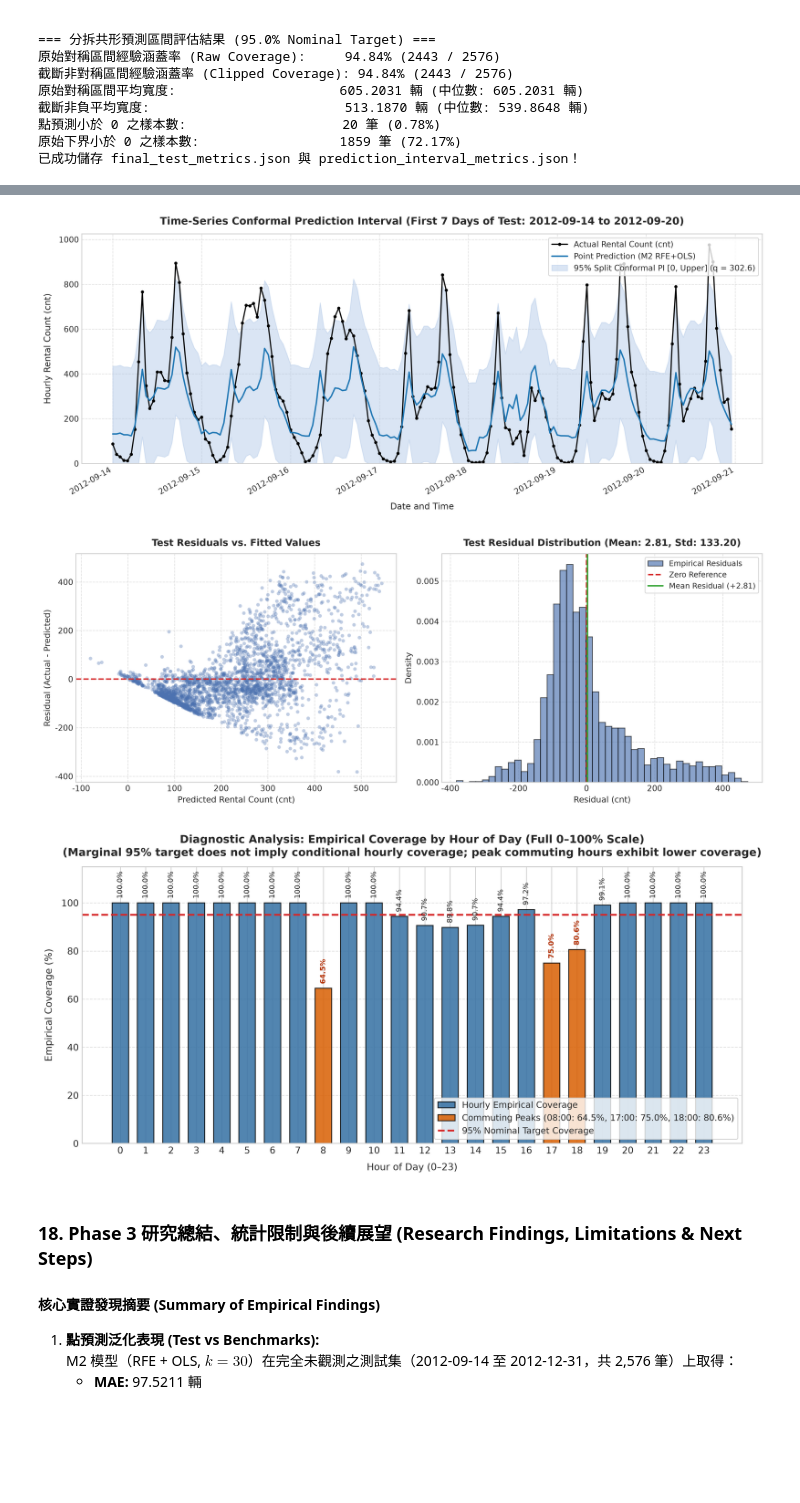
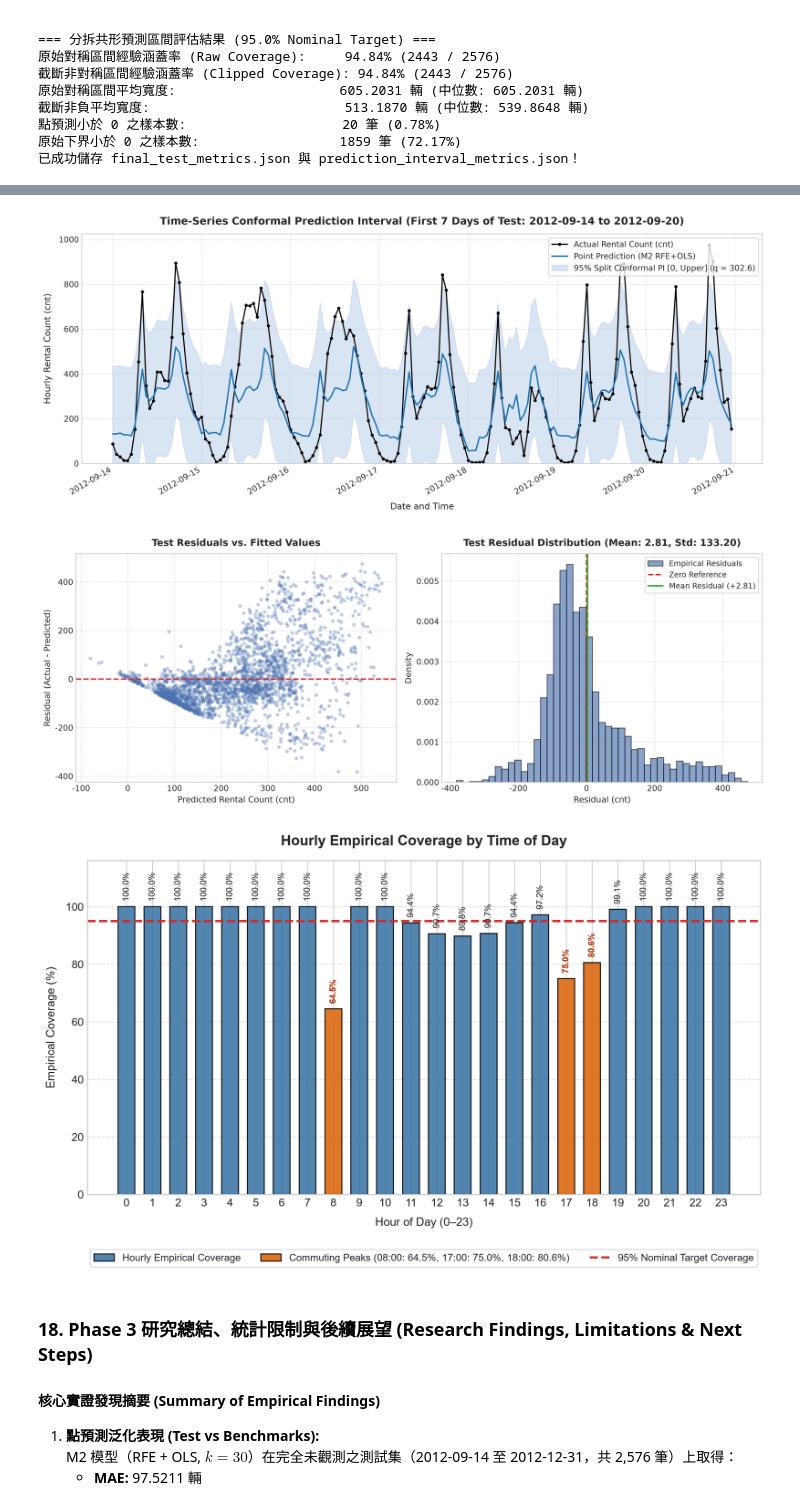
Before and after one commit to Augustine-723/AIoT_HW2, a Jupyter notebook: 7115093001_hw2/7115093001_hw2.ipynb, the cells around one changed output, grey strips where cells are left out. Cells and saved outputs as stored; diff of their text form; code cells hidden in the pictures; blank space fills up the shorter version.

```diff
--- a/7115093001_hw2/7115093001_hw2.ipynb
+++ b/7115093001_hw2/7115093001_hw2.ipynb
@@ -1495,40 +1495,40 @@ from matplotlib.patches import Patch
 
 fig_d, ax_d = plt.subplots(figsize=(11, 5.5), dpi=300)
 hours = hourly_diag['hr']
 cov_pct = hourly_diag['empirical_coverage'] * 100.0
 
 bar_colors = ['#d95f02' if h in [8, 17, 18] else '#3470a3' for h in hours]
 bars = ax_d.bar(hours, cov_pct, color=bar_colors, alpha=0.85, edgecolor='black', width=0.65)
 ax_d.axhline(95.0, color='#d62728', linestyle='--', linewidth=2, label='95% Nominal Target Coverage')
 
 legend_elements = [
     Patch(facecolor='#3470a3', edgecolor='black', alpha=0.85, label='Hourly Empirical Coverage'),
     Patch(facecolor='#d95f02', edgecolor='black', alpha=0.85, label='Commuting Peaks (08:00: 64.5%, 17:00: 75.0%, 18:00: 80.6%)'),
     plt.Line2D([0], [0], color='#d62728', linestyle='--', linewidth=2, label='95% Nominal Target Coverage')
 ]
 
-ax_d.set_title("Diagnostic Analysis: Empirical Coverage by Hour of Day (Full 0–100% Scale)\n(Marginal 95% target does not imply conditional hourly coverage; peak commuting hours exhibit lower coverage)",
-               fontsize=12, fontweight='bold', pad=12)
+ax_d.set_title("Hourly Empirical Coverage by Time of Day",
+               fontsize=13, fontweight='bold', pad=14)
 ax_d.set_xlabel("Hour of Day (0–23)", fontsize=10.5, labelpad=8)
 ax_d.set_ylabel("Empirical Coverage (%)", fontsize=10.5, labelpad=8)
 ax_d.set_xticks(range(24))
-ax_d.set_ylim(0, 115)
-ax_d.legend(handles=legend_elements, loc='lower right', frameon=True, facecolor='white', fontsize=9.5)
+ax_d.set_yticks([0, 20, 40, 60, 80, 100])
+ax_d.set_ylim(0, 116)
+ax_d.legend(handles=legend_elements, loc='upper center', bbox_to_anchor=(0.5, -0.15), ncol=3, frameon=True, facecolor='white', edgecolor='#cbd5e1', fontsize=9.2)
 ax_d.grid(True, axis='y', linestyle='--', alpha=0.6)
 
 for h, cp in zip(hours, cov_pct):
     fw = 'bold' if h in [8, 17, 18] else 'normal'
     color = '#b33000' if h in [8, 17, 18] else '#222222'
     ax_d.text(h, cp + 1.8, f"{cp:.1f}%", ha='center', va='bottom', fontsize=8, rotation=90, fontweight=fw, color=color)
 
-fig_d.tight_layout()
-fig_d.savefig(os.path.join(FIGURES_DIR, "interval_coverage_by_hour.png"), dpi=300)
+fig_d.savefig(os.path.join(FIGURES_DIR, "interval_coverage_by_hour.png"), dpi=300, bbox_inches='tight')
 plt.show()
 # %% [output]
 [figure]
 [figure]
 [figure]
-[figure, old version]
+[figure, new version]
 # %% [markdown]
 ### 18. Phase 3 研究總結、統計限制與後續展望 (Research Findings, Limitations & Next Steps)
 #### 核心實證發現摘要 (Summary of Empirical Findings)
```
Also changed, not shown: parts of 1 cell of this notebook, 4 other files.
